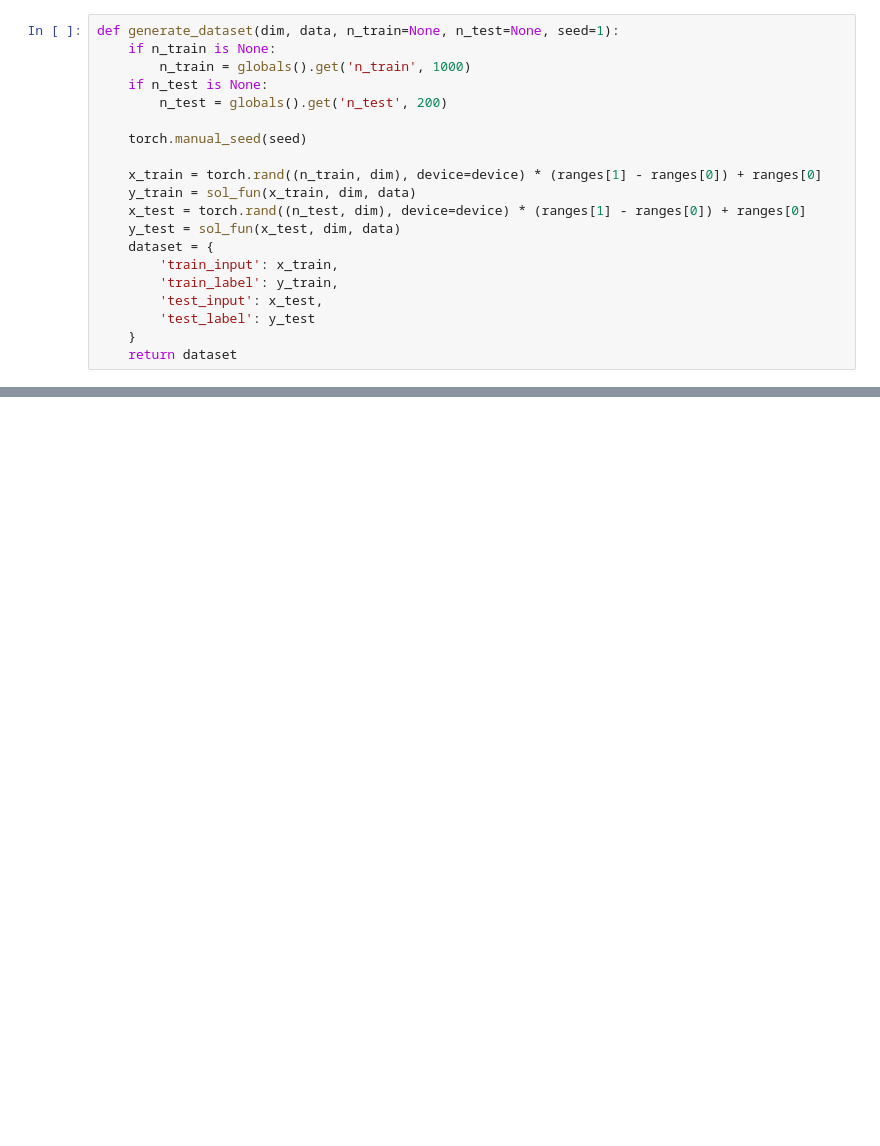
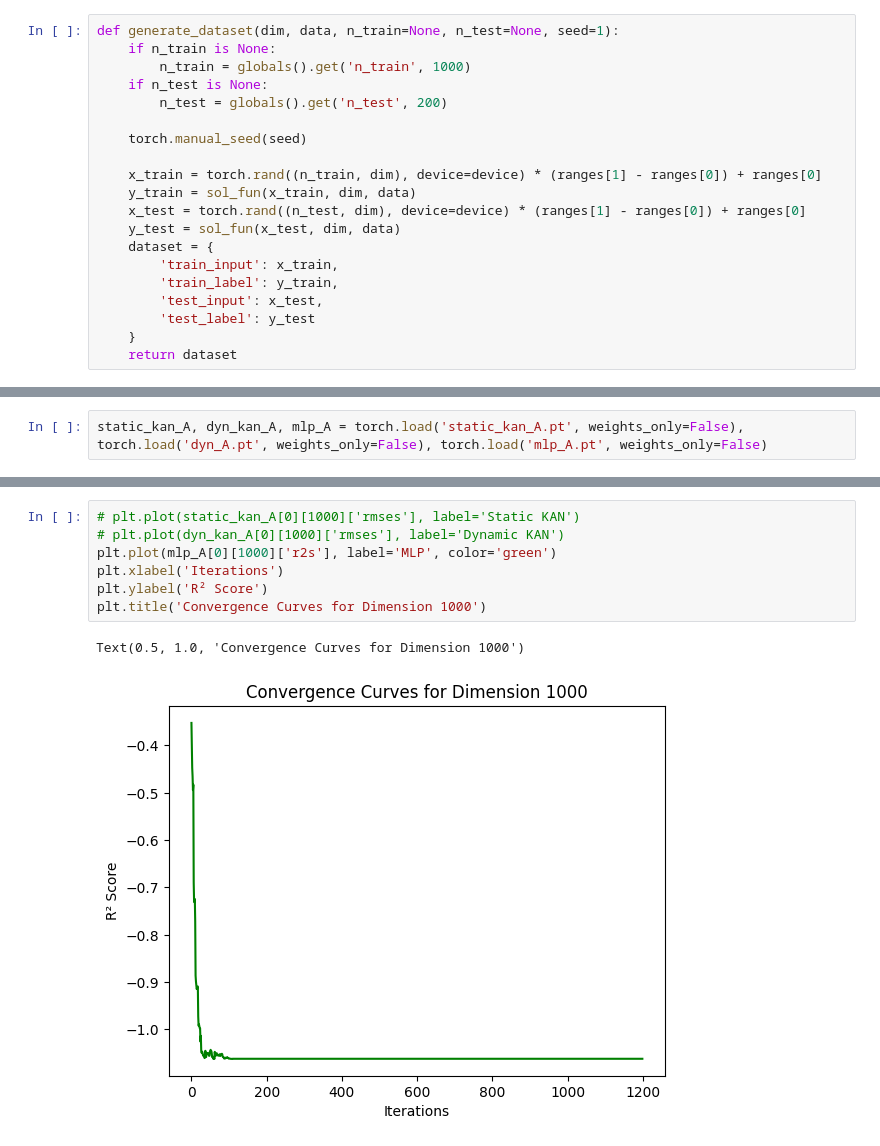
Before and after one commit to runanhan/kan-robustness-scaling, a Jupyter notebook: 3-increasing-dimensionality.ipynb, the cells around one changed output, grey strips where cells are left out. Drawn from its saved outputs; the diff is of its cells as text; blank space fills up the shorter version.

```diff
--- a/3-increasing-dimensionality.ipynb
+++ b/3-increasing-dimensionality.ipynb
@@ -193 +219,3 @@ KeyboardInterrupt:
+# %%
+static_kan_A, dyn_kan_A, mlp_A = torch.load('static_kan_A.pt', weights_only=False), torch.load('dyn_A.pt', weights_only=False), torch.load('mlp_A.pt', weights_only=False)
 # %%
@@ -273 +301,11 @@ plot(static_kan_A, dyn_kan_A, mlp_A)
+# %%
+# plt.plot(static_kan_A[0][1000]['rmses'], label='Static KAN')
+# plt.plot(dyn_kan_A[0][1000]['rmses'], label='Dynamic KAN')
+plt.plot(mlp_A[0][1000]['r2s'], label='MLP', color='green')
+plt.xlabel('Iterations')
+plt.ylabel('R² Score')
+plt.title('Convergence Curves for Dimension 1000')
+# %% [output]
+Text(0.5, 1.0, 'Convergence Curves for Dimension 1000')
+[figure, added]
 # %%
```
Also changed, not shown: parts of 12 cells of this notebook, 43 other files.
